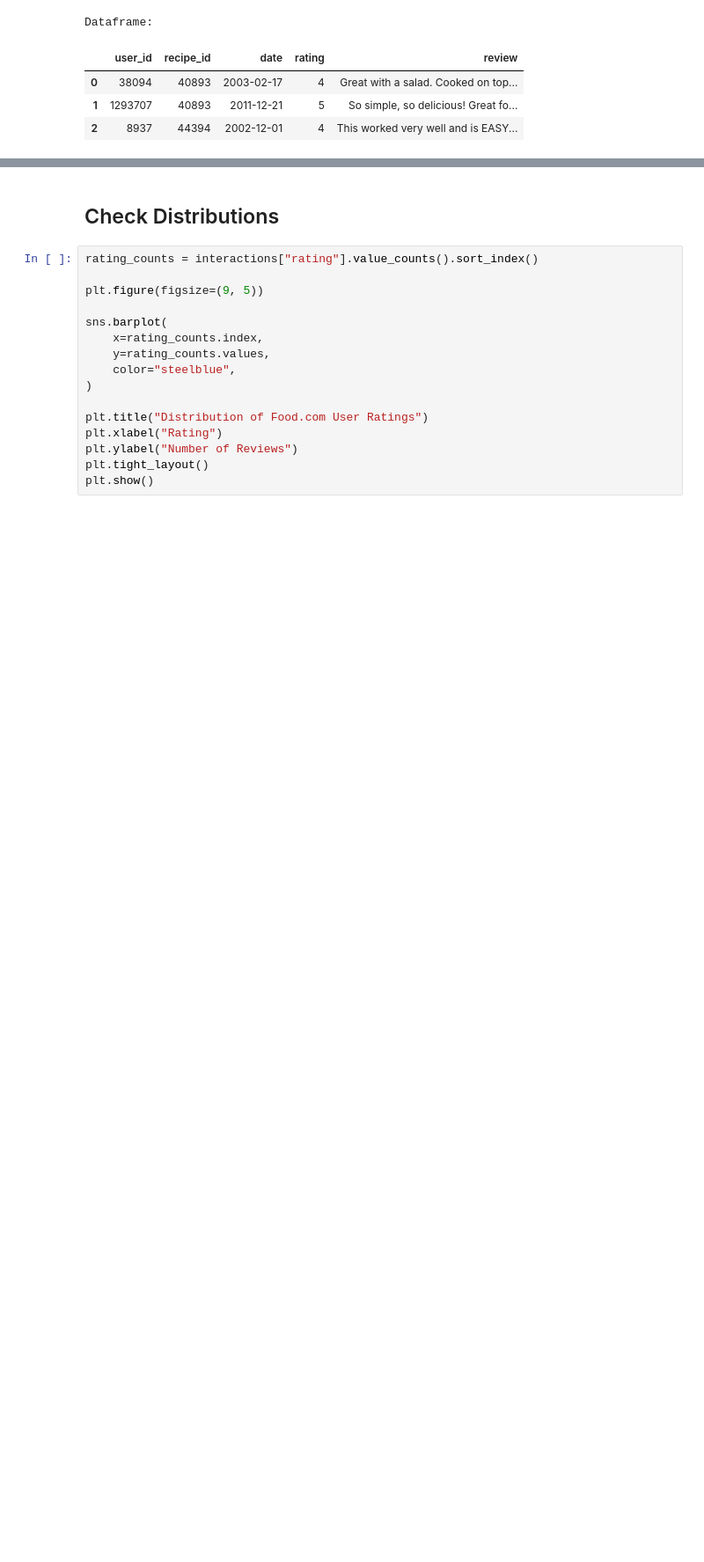
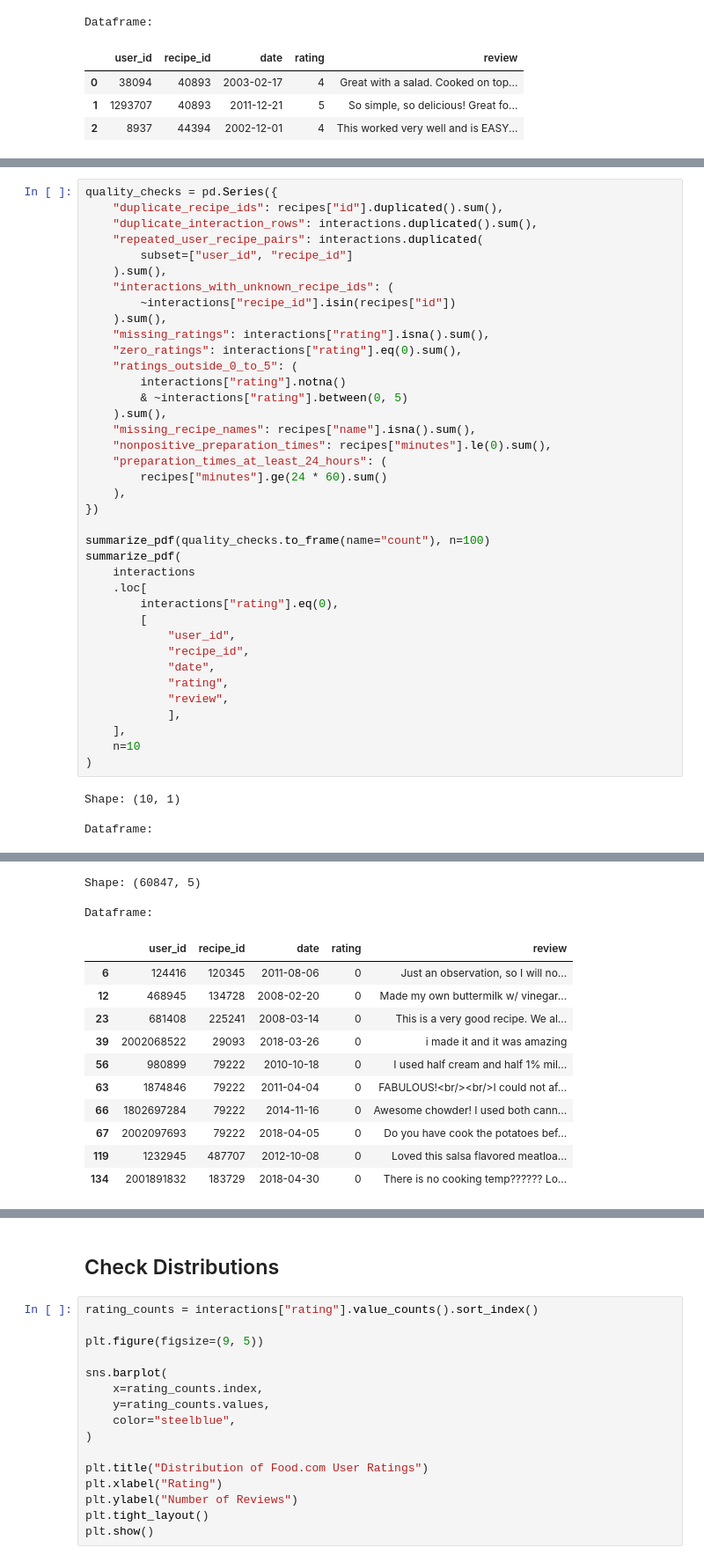
Before and after one commit to erfanesm80/rate-my-recipe, a Jupyter notebook: notebooks/data_exploration.ipynb, the cells around one changed output, grey strips where cells are left out. Shown at 88% size. Drawn from its saved outputs; the diff is of its cells as text; blank space fills up the shorter version.

Commit message:
feat(data): fix sumarize function and add data quality and rating coverage analysis

```diff
--- a/notebooks/data_exploration.ipynb
+++ b/notebooks/data_exploration.ipynb
@@ -114,0 +129,42 @@ Dataframe:
+# %%
+quality_checks = pd.Series({
+    "duplicate_recipe_ids": recipes["id"].duplicated().sum(),
+    "duplicate_interaction_rows": interactions.duplicated().sum(),
+    "repeated_user_recipe_pairs": interactions.duplicated(
+        subset=["user_id", "recipe_id"]
+    ).sum(),
+    "interactions_with_unknown_recipe_ids": (
+        ~interactions["recipe_id"].isin(recipes["id"])
+    ).sum(),
+    "missing_ratings": interactions["rating"].isna().sum(),
+    "zero_ratings": interactions["rating"].eq(0).sum(),
+    "ratings_outside_0_to_5": (
+        interactions["rating"].notna()
+        & ~interactions["rating"].between(0, 5)
+    ).sum(),
+    "missing_recipe_names": recipes["name"].isna().sum(),
+    "nonpositive_preparation_times": recipes["minutes"].le(0).sum(),
+    "preparation_times_at_least_24_hours": (
+        recipes["minutes"].ge(24 * 60).sum()
+    ),
+})
+
+summarize_pdf(quality_checks.to_frame(name="count"), n=100)
+summarize_pdf(
+    interactions
+    .loc[
+        interactions["rating"].eq(0),
+        [
+            "user_id",
+            "recipe_id",
+            "date",
+            "rating",
+            "review",
+            ],
+    ],
+    n=10
+)
+# %% [output]
+Shape: (10, 1)
+
+Dataframe:
@@ -114,0 +182,14 @@ Dataframe:
+Shape: (60847, 5)
+
+Dataframe:
+|  | user_id | recipe_id | date | rating | review |
+| 6 | 124416 | 120345 | 2011-08-06 | 0 | Just an observation, so I will no... |
+| 12 | 468945 | 134728 | 2008-02-20 | 0 | Made my own buttermilk w/ vinegar... |
+| 23 | 681408 | 225241 | 2008-03-14 | 0 | This is a very good recipe. We al... |
+| 39 | 2002068522 | 29093 | 2018-03-26 | 0 | i made it and it was amazing |
+| 56 | 980899 | 79222 | 2010-10-18 | 0 | I used half cream and half 1% mil... |
+| 63 | 1874846 | 79222 | 2011-04-04 | 0 | FABULOUS!<br/><br/>I could not af... |
+| 66 | 1802697284 | 79222 | 2014-11-16 | 0 | Awesome chowder! I used both cann... |
+| 67 | 2002097693 | 79222 | 2018-04-05 | 0 | Do you have cook the potatoes bef... |
+| 119 | 1232945 | 487707 | 2012-10-08 | 0 | Loved this salsa flavored meatloa... |
+| 134 | 2001891832 | 183729 | 2018-04-30 | 0 | There is no cooking temp?????? Lo... |
```
Also changed, not shown: parts of 6 cells of this notebook.
